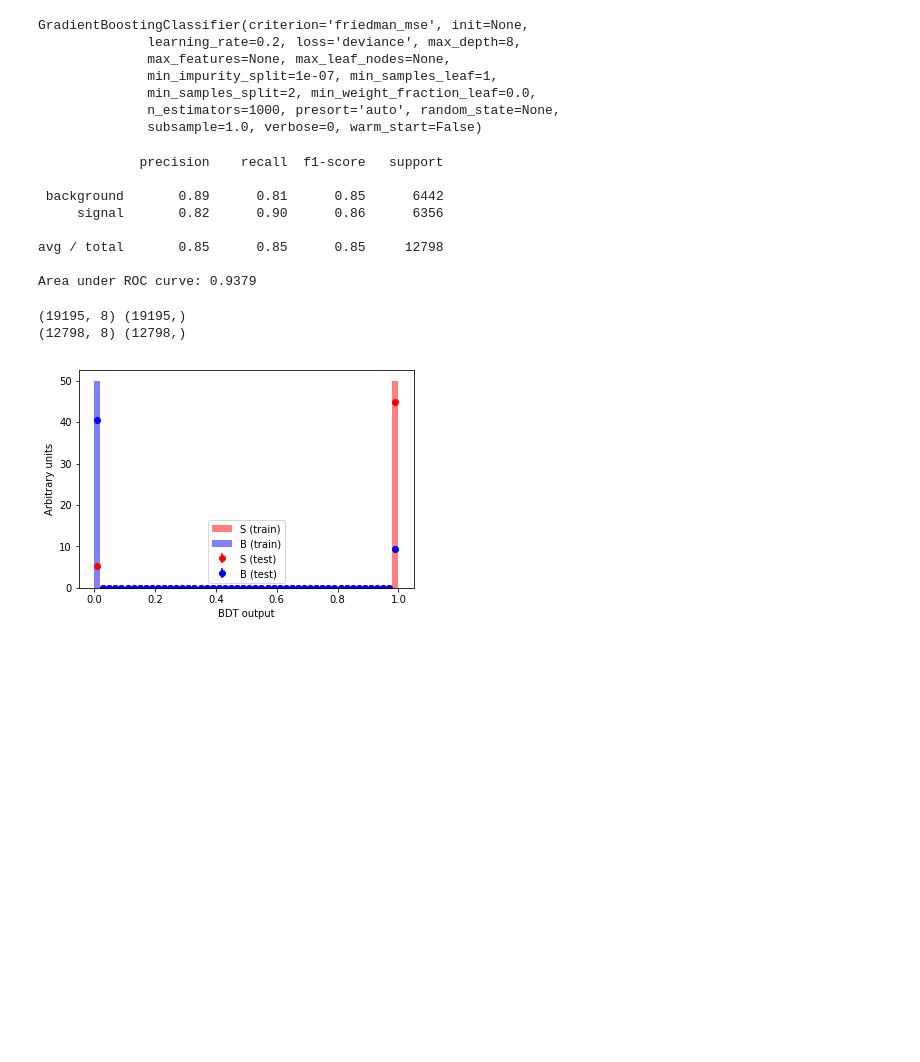
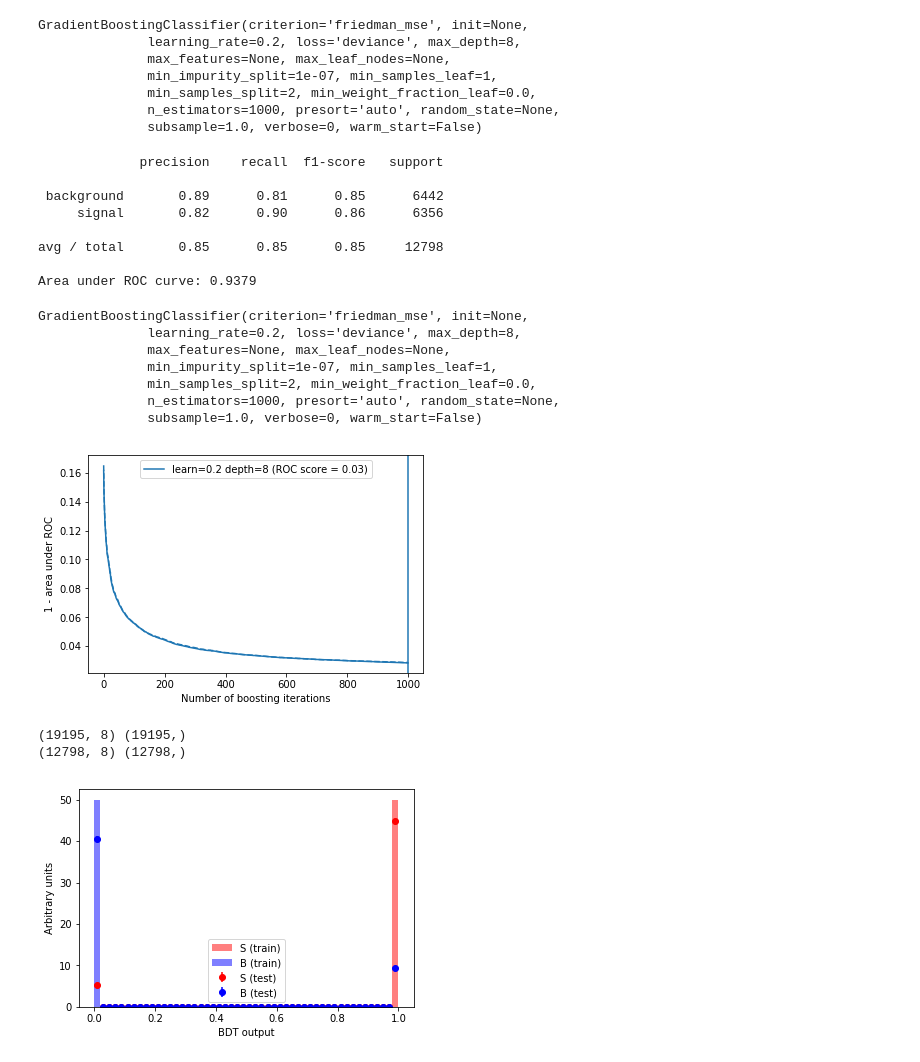
Before and after one commit to BlaiseDelaney/sklearn_LHCbAnalysis, a Jupyter notebook: Bc2DMuNu/Untitled11.ipynb, the cells around one changed output. Cells and saved outputs as stored; diff of their text form; code cells hidden in the pictures; blank space fills up the shorter version.

```diff
--- a/Bc2DMuNu/Untitled11.ipynb
+++ b/Bc2DMuNu/Untitled11.ipynb
@@ -35,8 +35,8 @@ sigTree = sigFile.Get('AnalysisTree')
 
 
 #eventually load one tree and include itype selection
-Sevtmax=16000
-Bevtmax=16000
+Sevtmax=-1
+Bevtmax=-1
 
 
 #should rename with string manipulation
@@ -178,6 +178,7 @@ avg / total       0.85      0.85      0.85     12798
 Area under ROC curve: 0.9379
 # %%
 #check for overtraining, take pars from K-CV
+print gbt
 
 clfs=[]
 
@@ -185,39 +186,53 @@ depth=8
 learn=.2
 
 
-clf=GradientBoostingClassifier(learning_rate=learn, max_depth=depth, n_estimators=1000)
-clf.fit(X_train, y_train)
+clf=gbt
 clfs.append(clf)
 
 def validation_curve(clfs, train, test):
     X_eval, y_eval = test
     X_dev, y_dev = train
 
     for n,clf in enumerate(clfs):
         test_score = np.empty(len(clf.estimators_))
         train_score = np.empty(len(clf.estimators_))
 
-        for i, pred in enumerate(clf.staged_decision_function(X_test)):
-            test_score[i] = 1-roc_auc_score(y_test, pred)
+        for i, pred in enumerate(clf.staged_decision_function(X_eval)):
+            test_score[i] = 1-roc_auc_score(y_eval, pred)
 
-        for i, pred in enumerate(clf.staged_decision_function(X_train)):
-            train_score[i] = 1-roc_auc_score(y_train, pred)
+        for i, pred in enumerate(clf.staged_decision_function(X_dev)):
+            train_score[i] = 1-roc_auc_score(y_dev, pred)
 
         best_iter = np.argmin(test_score)
         learn = clf.get_params()['learning_rate']
         depth = clf.get_params()['max_depth']
         test_line = plt.plot(test_score,
                              label='learn=%.1f depth=%i (ROC score = %.2f)'%(learn,depth,
                                                                  test_score[best_iter]))
 
         colour = test_line[-1].get_color()
         plt.plot(train_score, '--', color=colour)
 
         plt.xlabel("Number of boosting iterations")
         plt.ylabel("1 - area under ROC")
         plt.axvline(x=best_iter, color=colour)
+        plt.savefig('allrunlearn.pdf')
 
     plt.legend(loc='best')
+    plt.show()
+
+validation_curve(clfs,
+            (X_dev,y_dev),
+            (X_eval,y_eval))
+# %% [output]
+GradientBoostingClassifier(criterion='friedman_mse', init=None,
+              learning_rate=0.2, loss='deviance', max_depth=8,
+              max_features=None, max_leaf_nodes=None,
+              min_impurity_split=1e-07, min_samples_leaf=1,
+              min_samples_split=2, min_weight_fraction_leaf=0.0,
+              n_estimators=1000, presort='auto', random_state=None,
+              subsample=1.0, verbose=0, warm_start=False)
+[figure, added]
 # %%
 
 
```
Also changed, not shown: parts of 1 cell of this notebook, 4 other files.
